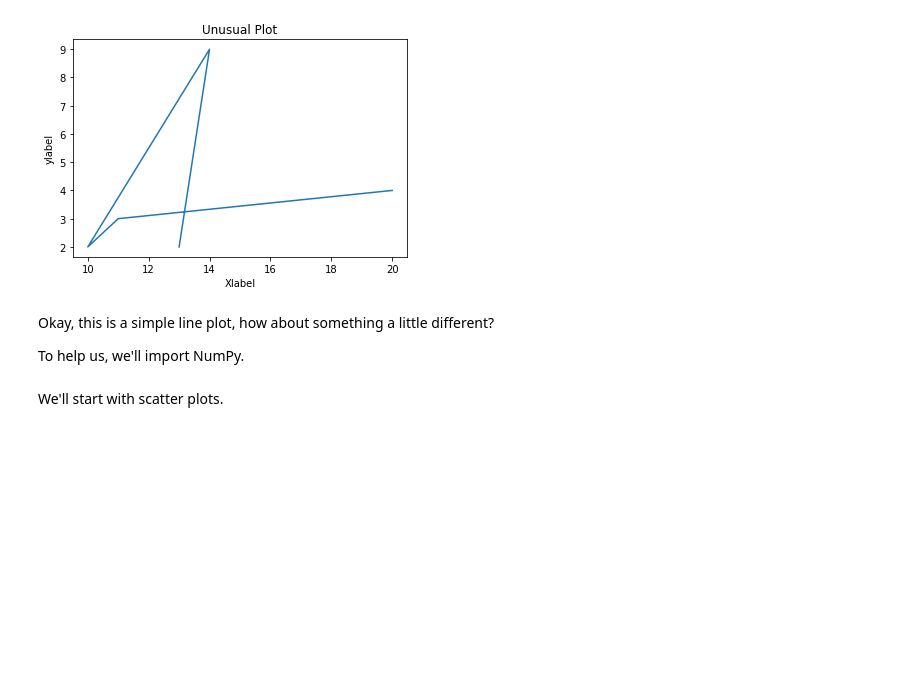
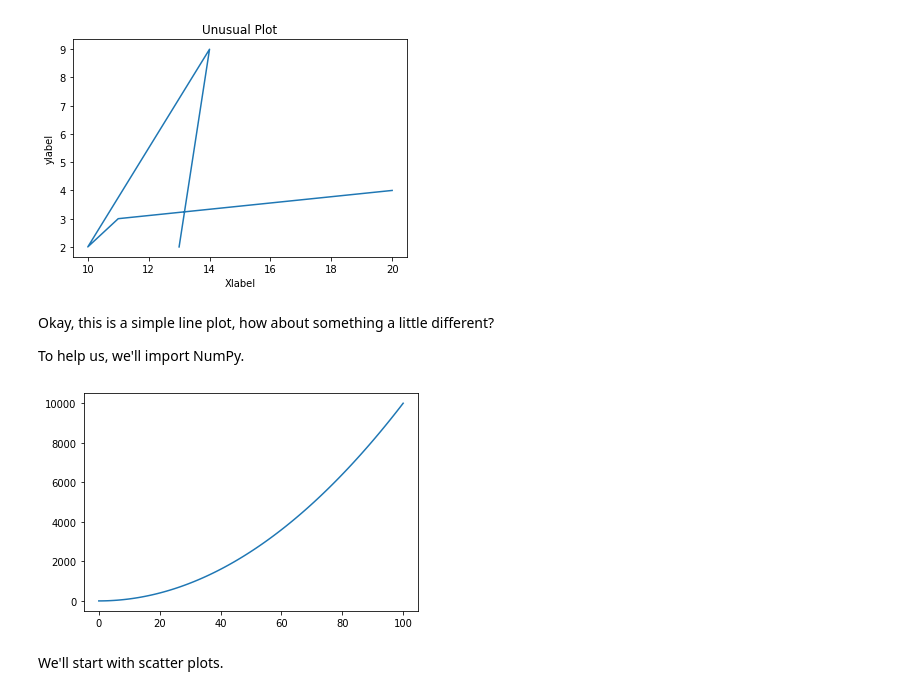
Before and after one commit to idowujames/ZTM_matplotlib_exercise, a Jupyter notebook: matplotlib_exercises.ipynb, the cells around one changed output. Saved outputs shown, nothing was run; the diff lists cells and outputs as text; code cells hidden in the pictures; blank space fills up the shorter version.

Commit message:
preliminary and scatter plot exercise concluded

```diff
--- a/matplotlib_exercises.ipynb
+++ b/matplotlib_exercises.ipynb
@@ -93,8 +93,14 @@ To help us, we'll import NumPy.
 import numpy as np
 # %%
 # Create an array of 100 evenly spaced numbers between 0 and 100 using NumPy and save it to variable X
+X = np.linspace(0,100,num=100)
 # %%
 # Create a plot using plt.subplots() and plot X versus X^2 (X squared)
+fig, ax = plt.subplots()
+
+ax.plot(X,X**2);
+# %% [output]
+[figure, added]
 # %% [markdown]
 We'll start with scatter plots.
 # %%
```
Also changed, not shown: parts of 2 cells of this notebook.
